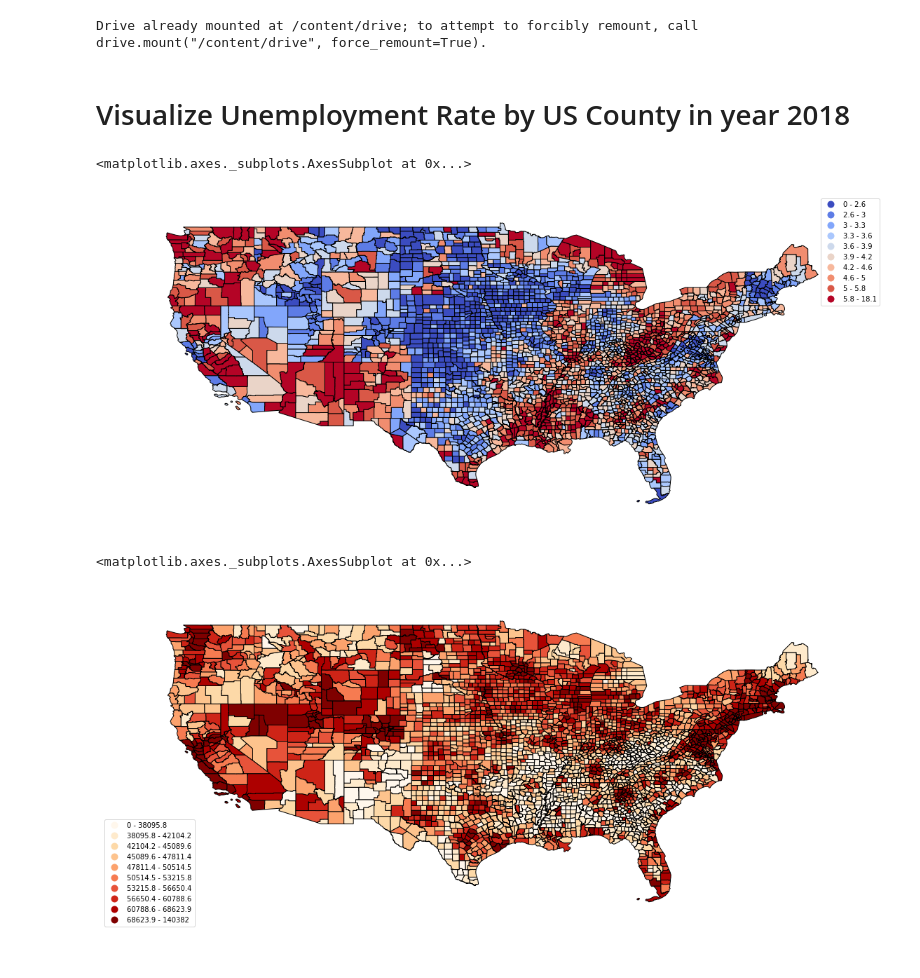
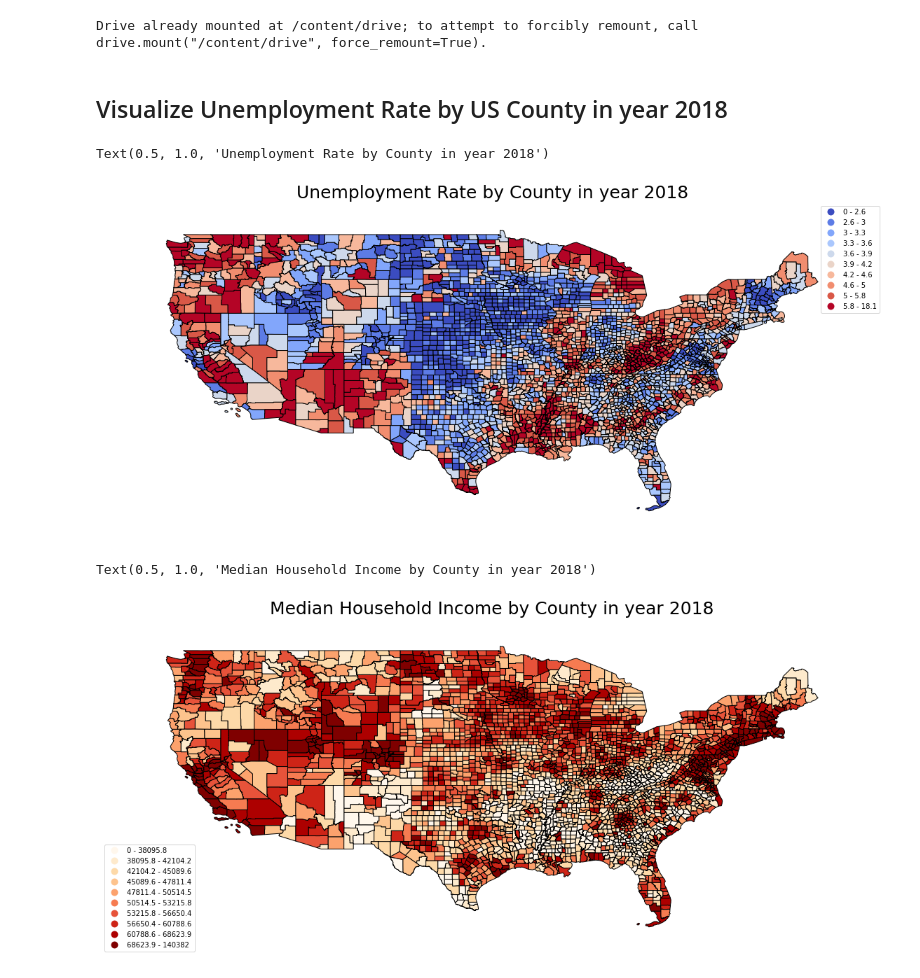
Before and after one commit to chelseawmk/Visualization-with-GeoPandas-and-GeoPlot, a Jupyter notebook: Mapping_US_County_Level_data_with_Geoplot_and_Geopandas.ipynb, the cells around one changed output. Drawn from its saved outputs; the diff is of its cells as text; code cells hidden in the pictures.

```diff
--- a/Mapping_US_County_Level_data_with_Geoplot_and_Geopandas.ipynb
+++ b/Mapping_US_County_Level_data_with_Geoplot_and_Geopandas.ipynb
@@ -37,17 +41,18 @@ CONUS_county=CONUS_county.set_index('GEOID')
 # %%
 county_data=pd.merge(CONUS_county,county,how='inner',left_index=True, right_on='FIPS')
 # %% [markdown]
-# Visualize Unemployment Rate by US County in year 2018
+## Visualize Unemployment Rate by US County in year 2018
 # %%
 #map Unemployment Rate
 scheme = mapclassify.Quantiles(county_data['Unemployment_rate_2018'], k=10)
 gplt.choropleth(
     county_data, hue=county_data['Unemployment_rate_2018'], scheme=scheme,
     cmap='coolwarm', figsize=(20, 15),legend=True
 )
+plt.title("Unemployment Rate by County in year 2018",fontdict={'fontsize': 25})
 # %% [output]
-<matplotlib.axes._subplots.AxesSubplot at 0x...>
+Text(0.5, 1.0, 'Unemployment Rate by County in year 2018')
-[figure, old version]
+[figure, new version]
 # %%
 #map Median Household Income by County in year 2018
 scheme = mapclassify.Quantiles(county_data['Median_Household_Income_2018'], k=10)
@@ -55,9 +60,10 @@ gplt.choropleth(
     county_data, hue=county_data['Median_Household_Income_2018'], scheme=scheme,
     cmap='OrRd', figsize=(20, 15),legend=True
 )
+plt.title("Median Household Income by County in year 2018",fontdict={'fontsize': 25})
 # %% [output]
-<matplotlib.axes._subplots.AxesSubplot at 0x...>
+Text(0.5, 1.0, 'Median Household Income by County in year 2018')
-[figure, old version]
+[figure, new version]
 # %%
 #map Birth by County in year 2018
 scheme = mapclassify.Quantiles(county_data['Births_2018'], k=10)
```
Also changed, not shown: parts of 2 cells of this notebook.
